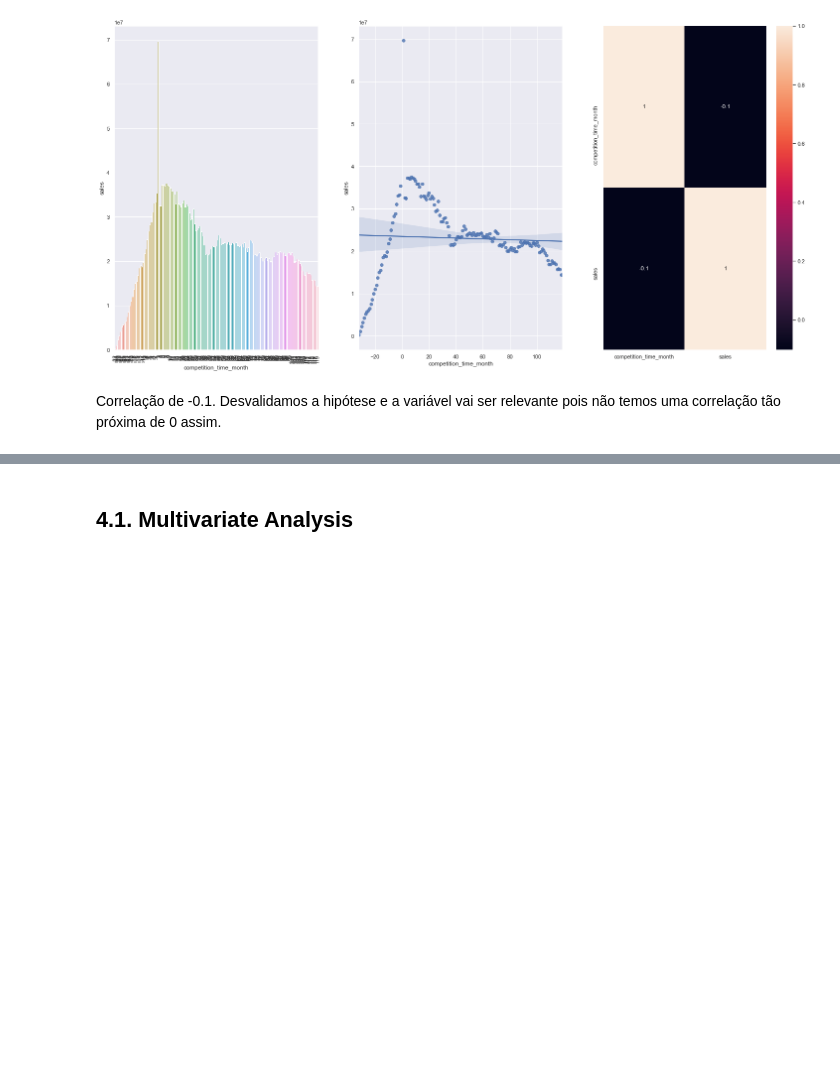
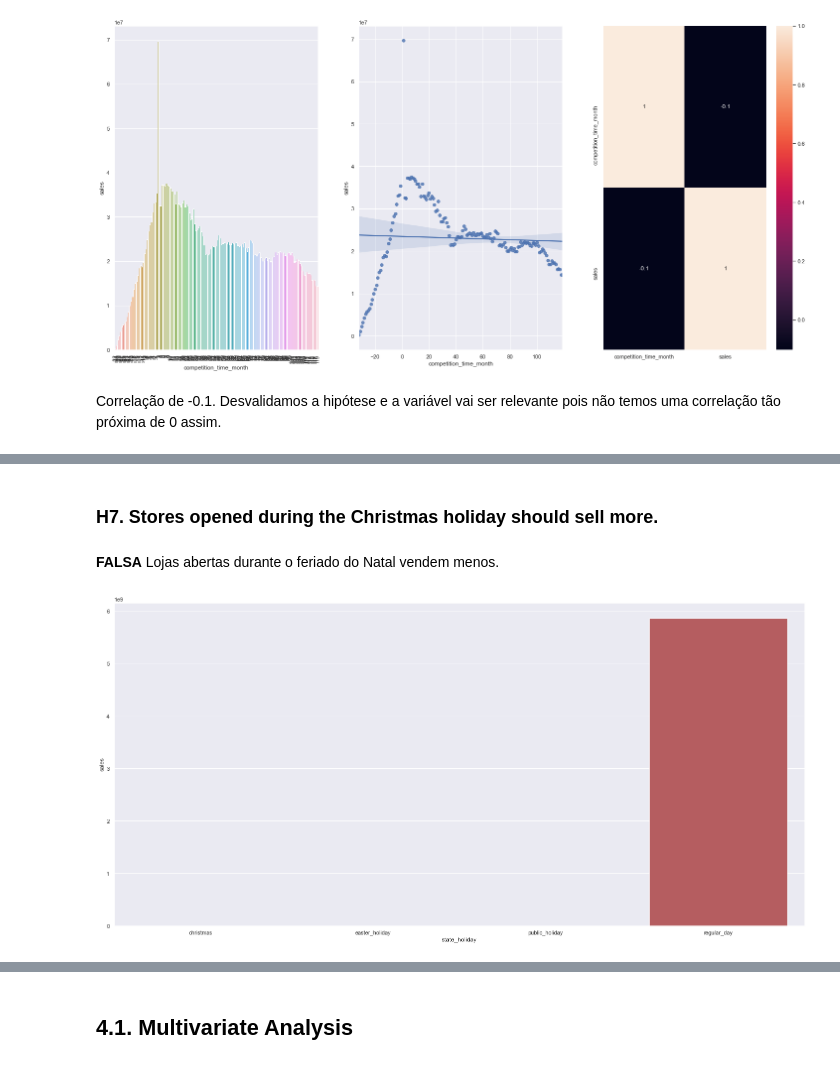
Before and after one commit to luana-afonso/DataScience-Em-Producao, a Jupyter notebook: m04_v01_store_sales_prediction.ipynb, the cells around one changed output, grey strips where cells are left out. Cells and saved outputs as stored; diff of their text form; code cells hidden in the pictures; blank space fills up the shorter version.

```diff
--- a/m04_v01_store_sales_prediction.ipynb
+++ b/m04_v01_store_sales_prediction.ipynb
@@ -1244,0 +1246,9 @@ ax.legend( labels=['Tradicional & Extendida', 'Extendida']);
+# %% [markdown]
+### H7. Stores opened during the Christmas holiday should sell more.
+# %% [markdown]
+**FALSA** Lojas abertas durante o feriado do Natal vendem menos.
+# %%
+aux1 = df4[["state_holiday", "sales"]].groupby("state_holiday").sum().reset_index()
+sns.barplot( x="state_holiday", y="sales", data=aux1);
+# %% [output]
+[figure, added]
```
Also changed, not shown: parts of 62 cells of this notebook.
